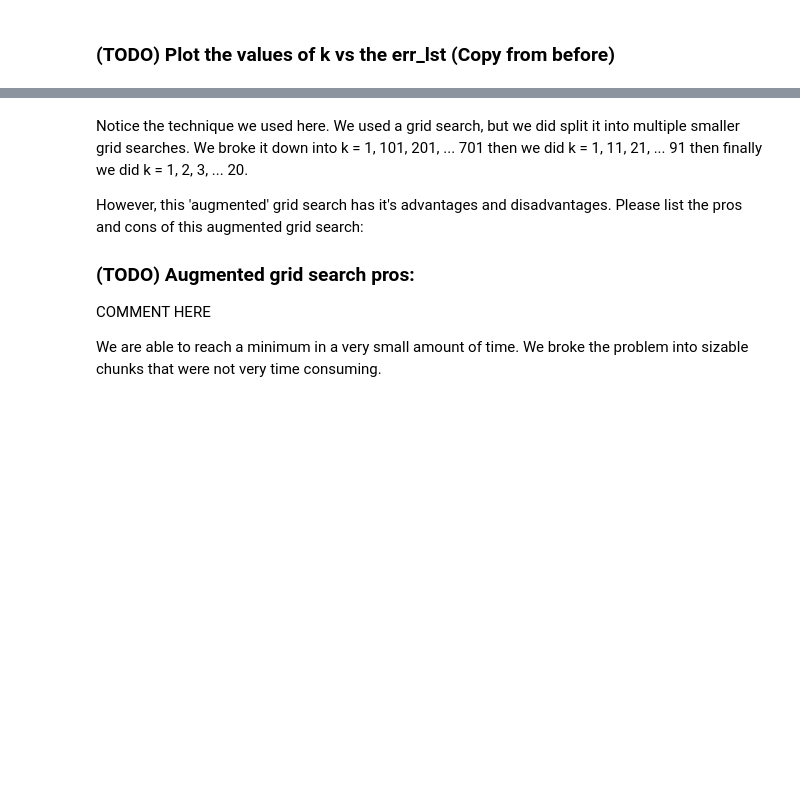
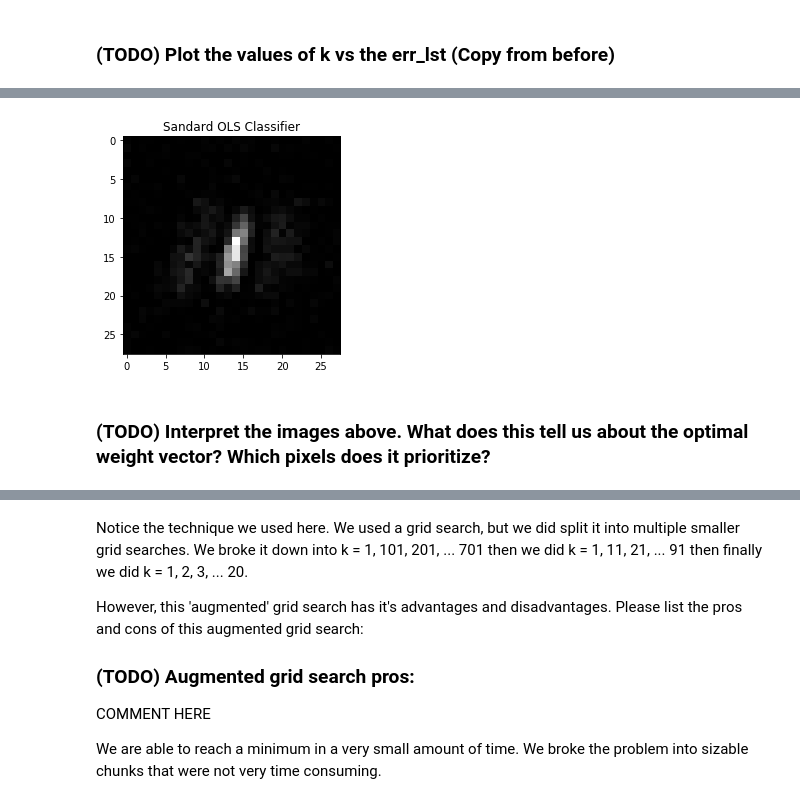
Before and after one commit to danielabrahamgit/Hyper_Parameters_Project_189, a Jupyter notebook: Coding_Assignments/Hyper_Instructor.ipynb, the cells around one changed output, grey strips where cells are left out. Drawn from its saved outputs; the diff is of its cells as text; code cells hidden in the pictures; blank space fills up the shorter version.

```diff
--- a/Coding_Assignments/Hyper_Instructor.ipynb
+++ b/Coding_Assignments/Hyper_Instructor.ipynb
@@ -647,0 +712,6 @@ We can see that standard OLS was not that different than the optimal K-PCA OLS.
+# %%
+visualize(w_OLS, 'Sandard OLS Classifier')
+# %% [output]
+[figure, added]
+# %% [markdown]
+### **(TODO) Interpret the images above. What does this tell us about the optimal weight vector? Which pixels does it prioritize?**
```
Also changed, not shown: parts of 42 cells of this notebook.
